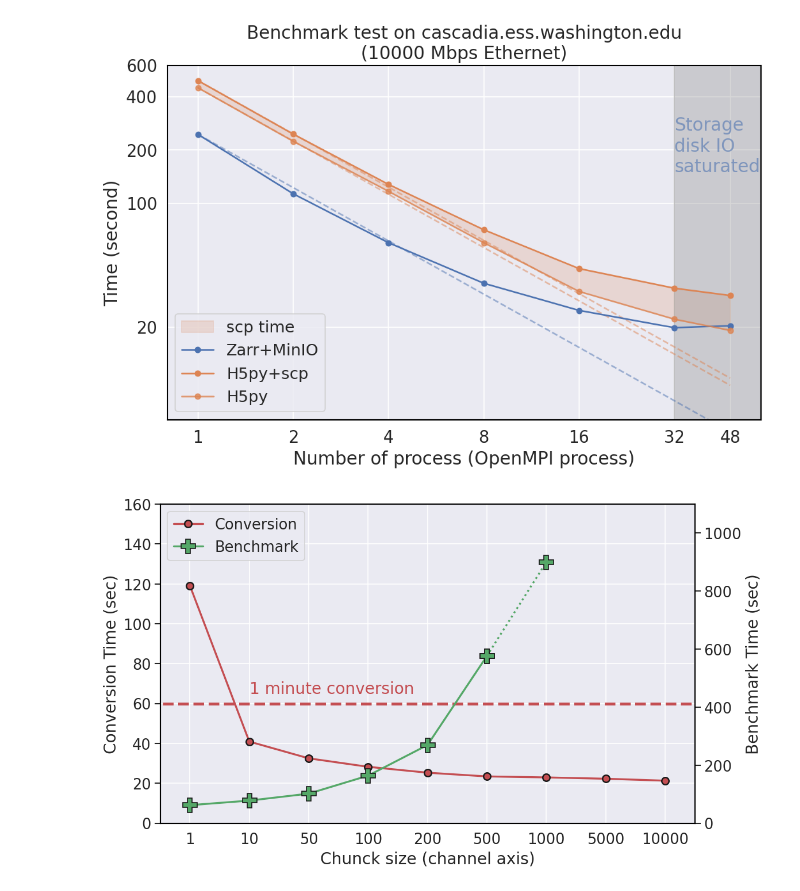
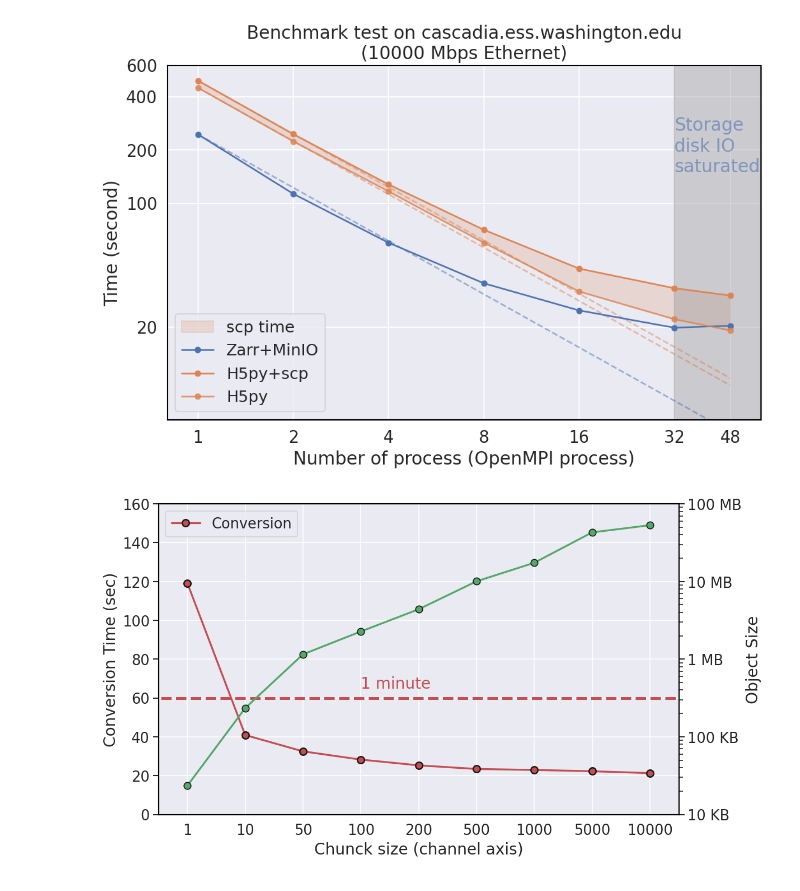
Before and after one commit to niyiyu/DASstore, a Jupyter notebook: notebooks/plot_benchmark.ipynb, the cells around one changed output. Drawn from its saved outputs; the diff is of its cells as text; code cells hidden in the pictures.

```diff
--- a/notebooks/plot_benchmark.ipynb
+++ b/notebooks/plot_benchmark.ipynb
@@ -79,31 +79,33 @@ df2 = pd.read_csv("./chunk_size_test.csv", delimiter= ',')[:-1]
 # %%
 plt.figure(figsize = (10, 6), dpi = 120)
 plt.plot(np.arange(9), df2['conversion_time_per_h5'], marker = '.', markersize = 15, linewidth = 2,
                     color = 'r', label = "Conversion", markeredgewidth=1.5, markeredgecolor = 'k')
 plt.hlines(60, -2, 12, color = 'r', linestyles= '--', linewidth = 3)
-plt.text(1, 65, "1 minute", color = 'r')
-# b1 = plt.bar(np.arange(9), df2['number_of_objects_per_h5'], ec="k", align="center", width = 0.3, alpha = 1)
+plt.text(3, 65, "1 minute", color = 'r')
 plt.ylabel("Conversion Time (sec)")
 # plt.yscale("log")
 plt.ylim([0, 160])
 lines, labels = plt.gca().get_legend_handles_labels()
 plt.xlabel("Chunck size (channel axis)")
 
 ax2 = plt.gca().twinx()
 plt.xlim([-0.5, 8.5])
-plt.ylim([0, 1100])
+plt.ylim([0.01, 100])
 
-ax2.plot(np.arange(6), df2['computing_time'][:-3], marker = 'P', markersize = 15, linewidth = 2,
-                    color = 'g', label = "Benchmark", markeredgewidth=1., markeredgecolor = 'k')
-ax2.plot(np.arange(9)[-4:-2], df2['computing_time'][-4:-2], marker = "P", linestyle = ':', markersize = 15, linewidth = 2, color = 'g',
-                 markeredgewidth=1., markeredgecolor = 'k')
-plt.ylabel("Benchmark Time (sec)")
+
+ax2.plot(np.arange(9), 1115/df2['number_of_objects_per_h5'], marker = '.', markersize = 15, linewidth = 2,
+                    color = 'g', markeredgewidth=1., markeredgecolor = 'k')
+plt.ylabel("Object Size")
+plt.yscale("log")
+plt.yticks([0.01, 0.1, 1, 10, 100], ["10 KB", "100 KB", "1 MB", "10 MB", "100 MB"])
 
 
 plt.xticks(np.arange(9), [int(i) for i in df2['chunksize_dim1']])
 
 lines2, labels2 = ax2.get_legend_handles_labels()
 plt.gca().legend(lines + lines2, labels + labels2, loc = 'upper left')
 plt.grid(False)
+
+plt.savefig('bm-conversion-processing.png', dpi = 300, bbox_inches = 'tight')
 # %% [output]
-[figure, old version]
+[figure, new version]
```
Also changed, not shown: parts of 1 cell of this notebook, 2 other files.
